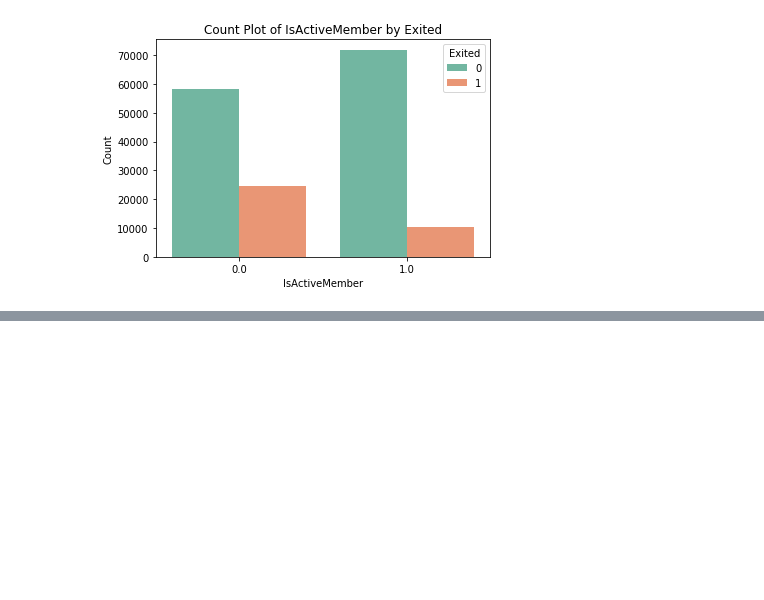
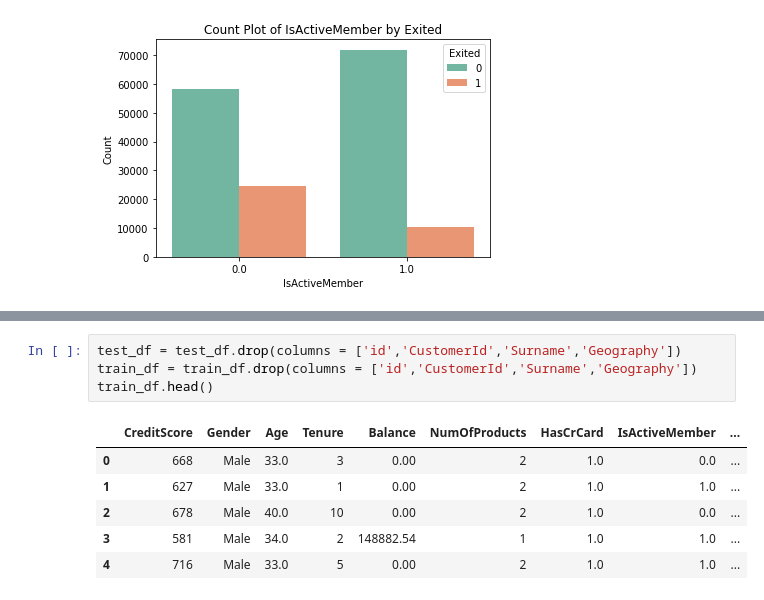
Before and after one commit to IamTingYi/KaggleCompetition, a Jupyter notebook: Binary_Classification_with_a_Bank_Churn_Dataset.ipynb, the cells around one changed output, grey strips where cells are left out. Drawn from its saved outputs; the diff is of its cells as text; blank space fills up the shorter version.

```diff
--- a/Binary_Classification_with_a_Bank_Churn_Dataset.ipynb
+++ b/Binary_Classification_with_a_Bank_Churn_Dataset.ipynb
@@ -232,0 +277,11 @@ for var in categorical_vars:
+# %%
+test_df = test_df.drop(columns = ['id','CustomerId','Surname','Geography'])
+train_df = train_df.drop(columns = ['id','CustomerId','Surname','Geography'])
+train_df.head()
+# %% [output]
+|  | CreditScore | Gender | Age | Tenure | Balance | NumOfProducts | HasCrCard | IsActiveMember | ... |
+| 0 | 668 | Male | 33.0 | 3 | 0.00 | 2 | 1.0 | 0.0 | ... |
+| 1 | 627 | Male | 33.0 | 1 | 0.00 | 2 | 1.0 | 1.0 | ... |
+| 2 | 678 | Male | 40.0 | 10 | 0.00 | 2 | 1.0 | 0.0 | ... |
+| 3 | 581 | Male | 34.0 | 2 | 148882.54 | 1 | 1.0 | 1.0 | ... |
+| 4 | 716 | Male | 33.0 | 5 | 0.00 | 2 | 1.0 | 1.0 | ... |
```
Also changed, not shown: parts of 27 cells of this notebook.
